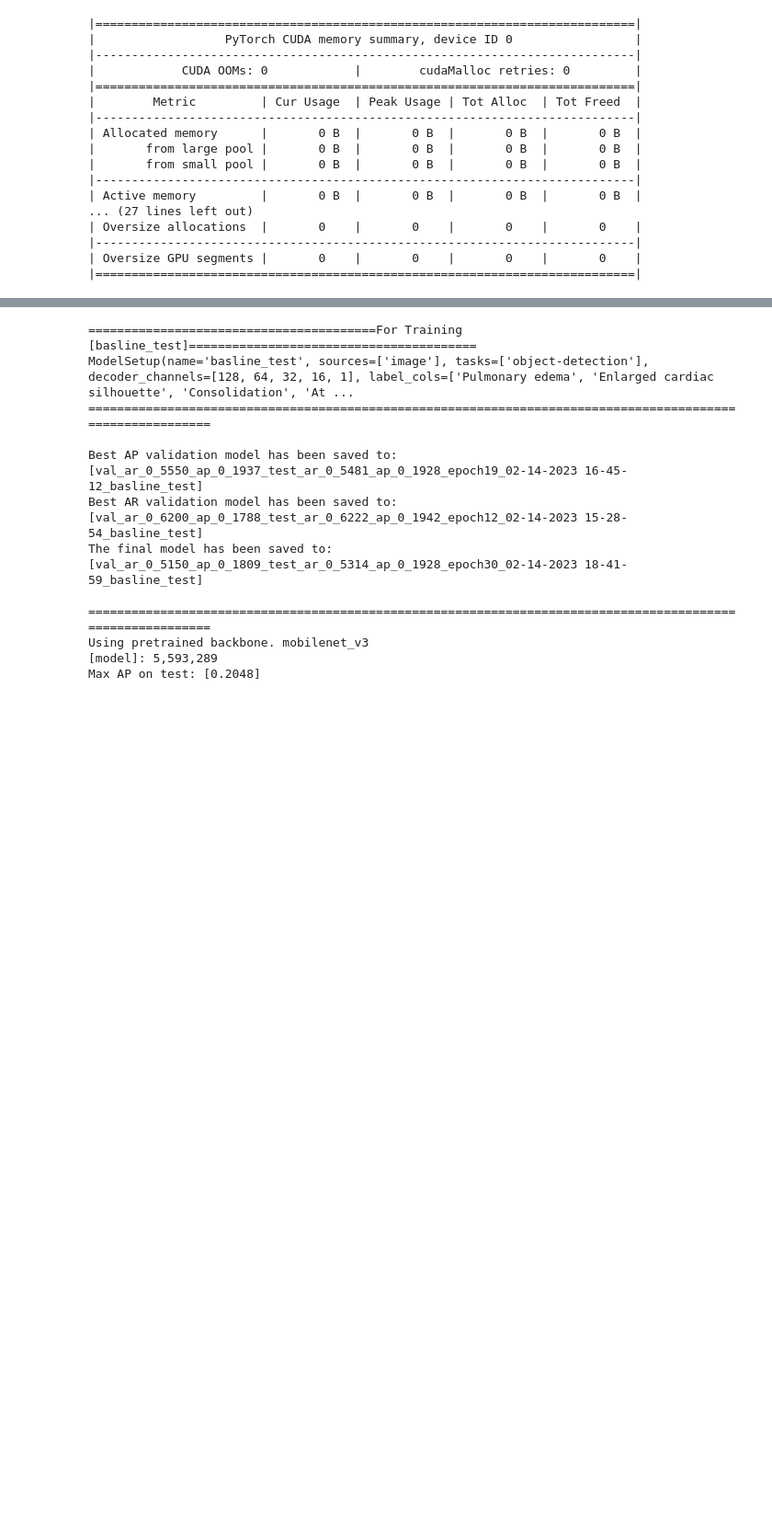
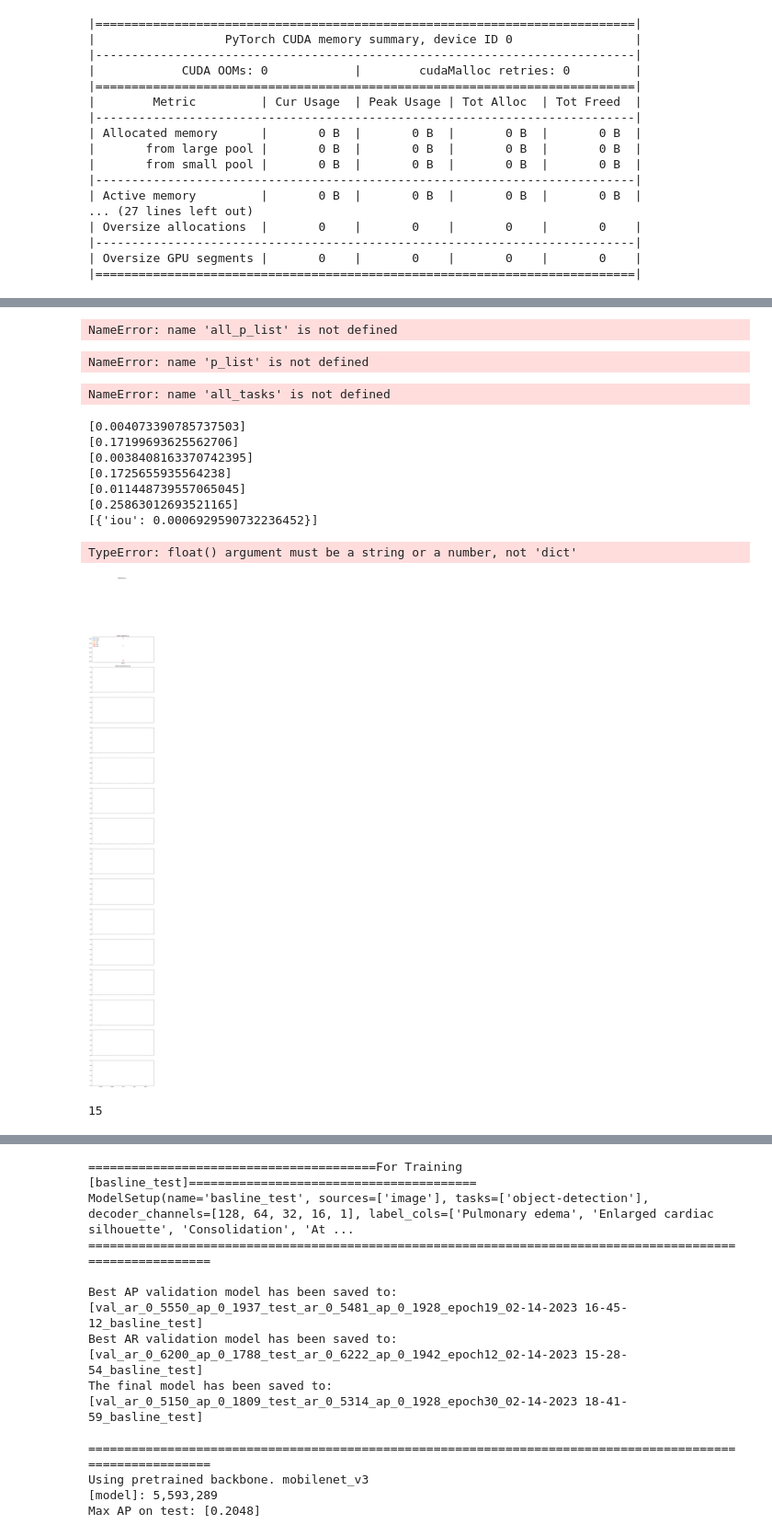
Before and after one commit to ChihchengHsieh/MIMIC-Eye-applications, a Jupyter notebook: [dev] fix_training.ipynb, the cells around one changed output, grey strips where cells are left out. Shown at 92% size. Cells and saved outputs as stored; diff of their text form; code cells hidden in the pictures; blank space fills up the shorter version.

Commit message:
adding  all tasks and sources.

```diff
--- a/[dev] fix_training.ipynb
+++ b/[dev] fix_training.ipynb
@@ -389,0 +466,3 @@ TypeError: list indices must be integers or slices, not str
+# %%
+all_tasks = list(model.task_performers.keys())
+performance = train_info.performance
@@ -389,0 +471,10 @@ TypeError: list indices must be integers or slices, not str
+# %%
+all_p_list = {
+    "train": performance_list(
+        all_tasks=all_tasks, performance=performance, split="train"
+    ),
+    "val": performance_list(
+        all_tasks=all_tasks, performance=performance, split="val"
+    ),
+    "test": performance_list( all_tasks=all_tasks, performance=performance, split="test"),
+}
@@ -389,0 +501,63 @@ TypeError: list indices must be integers or slices, not str
+# %%
+all_p_list['train']
+# %% [output]
+NameError: name 'all_p_list' is not defined
+# %%
+p_list
+# %% [output]
+NameError: name 'p_list' is not defined
+# %%
+num_p = 0
+for t in all_tasks:
+    for s, p_list in all_p_list.items():
+        if p_list is not None:
+            for k, v in p_list[t].items():
+                num_p += 1
+# %% [output]
+NameError: name 'all_tasks' is not defined
+# %%
+fig_title = "Performance"
+
+num_p = 0
+for t in all_tasks:
+    for s, p_list in all_p_list.items():
+        if p_list is not None:
+            for k, v in p_list[t].items():
+                num_p += 1
+
+fig, axes = plt.subplots(num_p, figsize=(10, 5*num_p), dpi=80, sharex=True,)
+
+if fig_title:
+    fig.suptitle(f"{fig_title}")
+
+
+current_idx = 0
+for t in all_tasks:
+    for s, p_list in all_p_list.items():
+        if p_list is not None:
+            for k, v in p_list[t].items():
+                axes[current_idx].set_title(f"{t}_{k}")
+                print(v)
+                axes[current_idx].plot(
+                    v, marker="o", label=s, color=split_to_colour[s],
+                )
+    axes[current_idx].legend(loc="upper left")
+    axes[current_idx].set_xlabel("Epoch")
+    current_idx += 1
+
+plt.plot()
+plt.pause(0.01)
+# %% [output]
+[0.004073390785737503]
+[0.17199693625562706]
+[0.0038408163370742395]
+[0.1725655935564238]
+[0.011448739557065045]
+[0.25863012693521165]
+[{'iou': 0.0006929590732236452}]
+TypeError: float() argument must be a string or a number, not 'dict'
+[figure, added]
+# %%
+num_p
+# %% [output]
+15
```
Also changed, not shown: parts of 116 cells of this notebook, 28 other files.
